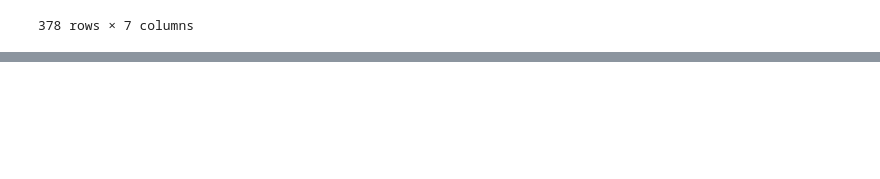
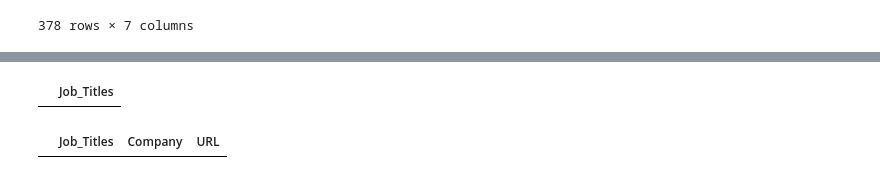
Before and after one commit to kjar0/516X-Final, a Jupyter notebook: ABE Employers.ipynb, the cells around one changed output, grey strips where cells are left out. Cells and saved outputs as stored; diff of their text form; code cells hidden in the pictures; blank space fills up the shorter version.

```diff
--- a/ABE Employers.ipynb
+++ b/ABE Employers.ipynb
@@ -80,0 +87,43 @@ jtitle
+# %%
+## ***************************
+# huge thank you to Ryan Jeon for developing the base of this indeed text scraping code
+# see supplemental information for the source code created by him, it has been modified slightly for this application
+from bs4 import BeautifulSoup
+import requests
+
+headers = {'User-Agent': "Mozilla/5.0 (Windows NT 10.0; Win64; x64) AppleWebKit/537.36 (KHTML, like Gecko) Chrome/70.0.3538.77 Safari/537.36"}
+df = pd.DataFrame(columns = ["Job_Titles"])
+df2 = pd.DataFrame(columns = ["Company"])
+df3 = pd.DataFrame(columns = ["URL"])
+
+
+r = requests.get('https://www.indeed.com/jobs?q=agricultural%20engineer&start=10'.format(0), headers = headers)
+soup = BeautifulSoup(r.text, 'html.parser')
+titles = soup.select("h2 span")
+# select all span tags under the umbrella of h2 tags
+companies = soup.find_all(class_ = "companyName")
+URLs = soup.find_all('a', attrs = {'class' : 'tapItem'})
+
+for title in titles:
+    titles_list = title.text
+    # the gotcha here is that there are "news" scattered so we have to remove those first before concatenating our data
+    df.loc[len(df.index)] = [titles_list]
+    df = df[df.Job_Titles != "new"]
+
+for company in companies:
+    company_list = company.text
+    df2.loc[len(df2.index)] = [company_list]
+
+for URL in URLs:
+    base = 'http://www.indeed.com'
+    link = URL.attrs['href']
+    new_URL = base + link
+    df3.loc[len(df3.index)] = [new_URL]
+
+indeed = pd.concat([df, df2, df3], axis=1, join='inner')
+display(df)
+display(indeed)
+## *************** end of code edited from Ryan Jeon's amazing work! :)
+# %% [output]
+|  | Job_Titles |
+|  | Job_Titles | Company | URL |
```
Also changed, not shown: parts of 14 cells of this notebook.
